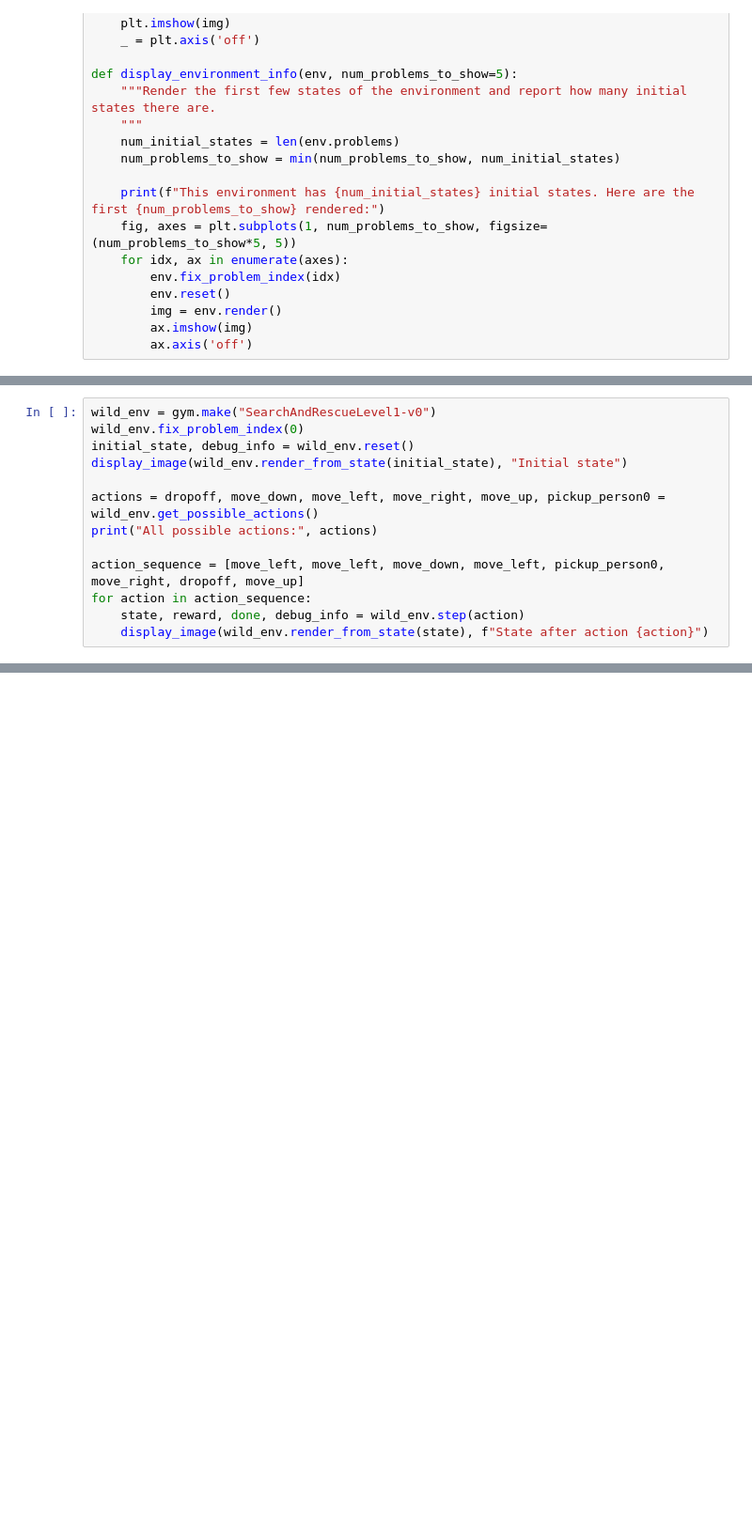
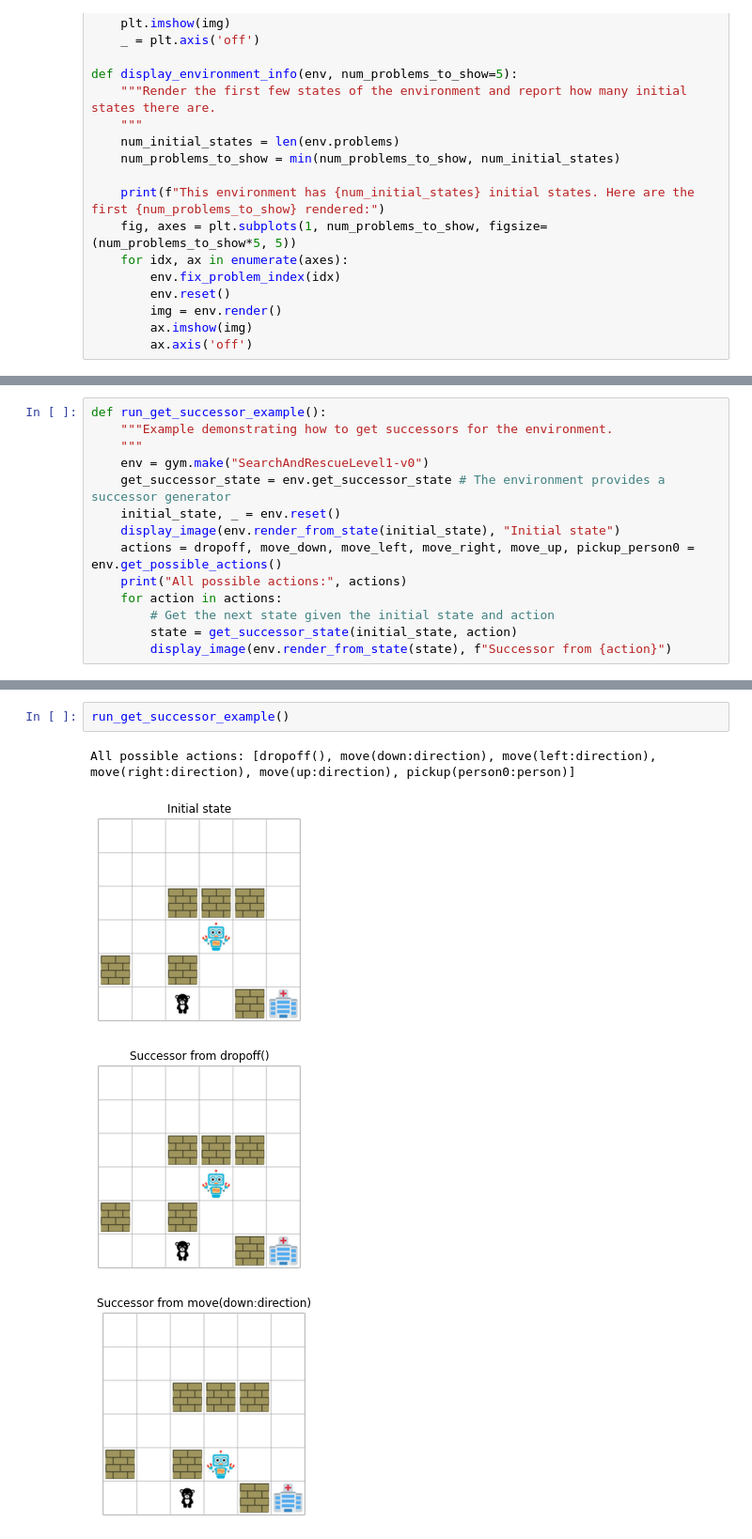
Before and after one commit to MIT-6-882/HW, a Jupyter notebook: HW1_1_starter_code.ipynb, the cells around one changed output, grey strips where cells are left out. Shown at 94% size. Saved outputs shown, nothing was run; the diff lists cells and outputs as text; blank space fills up the shorter version.

```diff
--- a/HW1_1_starter_code.ipynb
+++ b/HW1_1_starter_code.ipynb
@@ -40,13 +81,14 @@ display_environment_info(level2_env)
 # %%
-wild_env = gym.make("SearchAndRescueLevel1-v0")
-wild_env.fix_problem_index(0)
-initial_state, debug_info = wild_env.reset()
-display_image(wild_env.render_from_state(initial_state), "Initial state")
-
-actions = dropoff, move_down, move_left, move_right, move_up, pickup_person0 = wild_env.get_possible_actions()
-print("All possible actions:", actions)
-
-action_sequence = [move_left, move_left, move_down, move_left, pickup_person0, move_right, dropoff, move_up]
-for action in action_sequence:
-    state, reward, done, debug_info = wild_env.step(action)
-    display_image(wild_env.render_from_state(state), f"State after action {action}")
+def run_get_successor_example():
+    """Example demonstrating how to get successors for the environment.
+    """
+    env = gym.make("SearchAndRescueLevel1-v0")
+    get_successor_state = env.get_successor_state # The environment provides a successor generator
+    initial_state, _ = env.reset()
+    display_image(env.render_from_state(initial_state), "Initial state")
+    actions = dropoff, move_down, move_left, move_right, move_up, pickup_person0 = env.get_possible_actions()
+    print("All possible actions:", actions)
+    for action in actions:
+        # Get the next state given the initial state and action
+        state = get_successor_state(initial_state, action)
+        display_image(env.render_from_state(state), f"Successor from {action}")
@@ -61,0 +109,7 @@ for action in action_sequence:
+# %%
+run_get_successor_example()
+# %% [output]
+All possible actions: [dropoff(), move(down:direction), move(left:direction), move(right:direction), move(up:direction), pickup(person0:person)]
+[figure, added]
+[figure, added]
+[figure, added]
```
Also changed, not shown: parts of 8 cells of this notebook.
